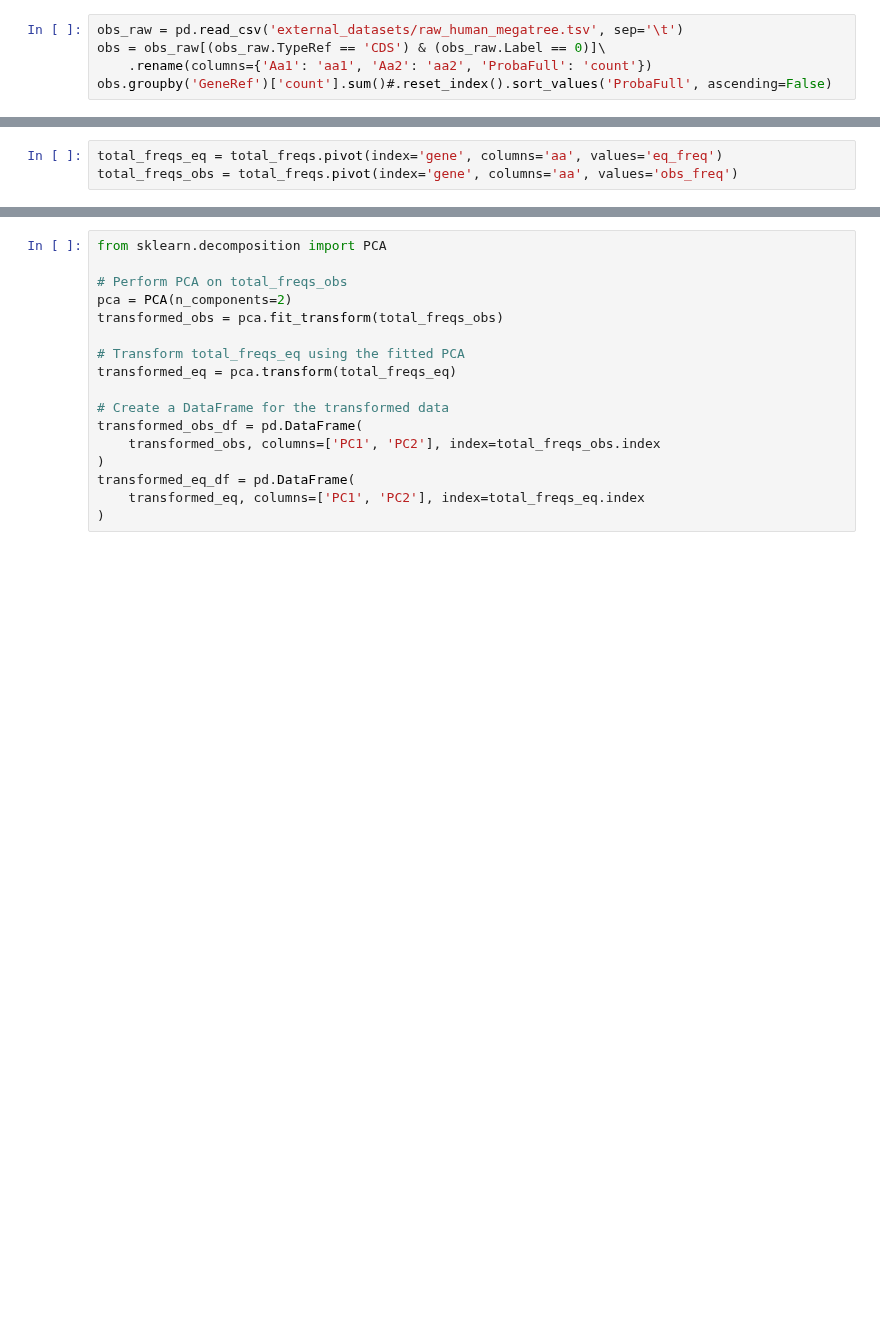
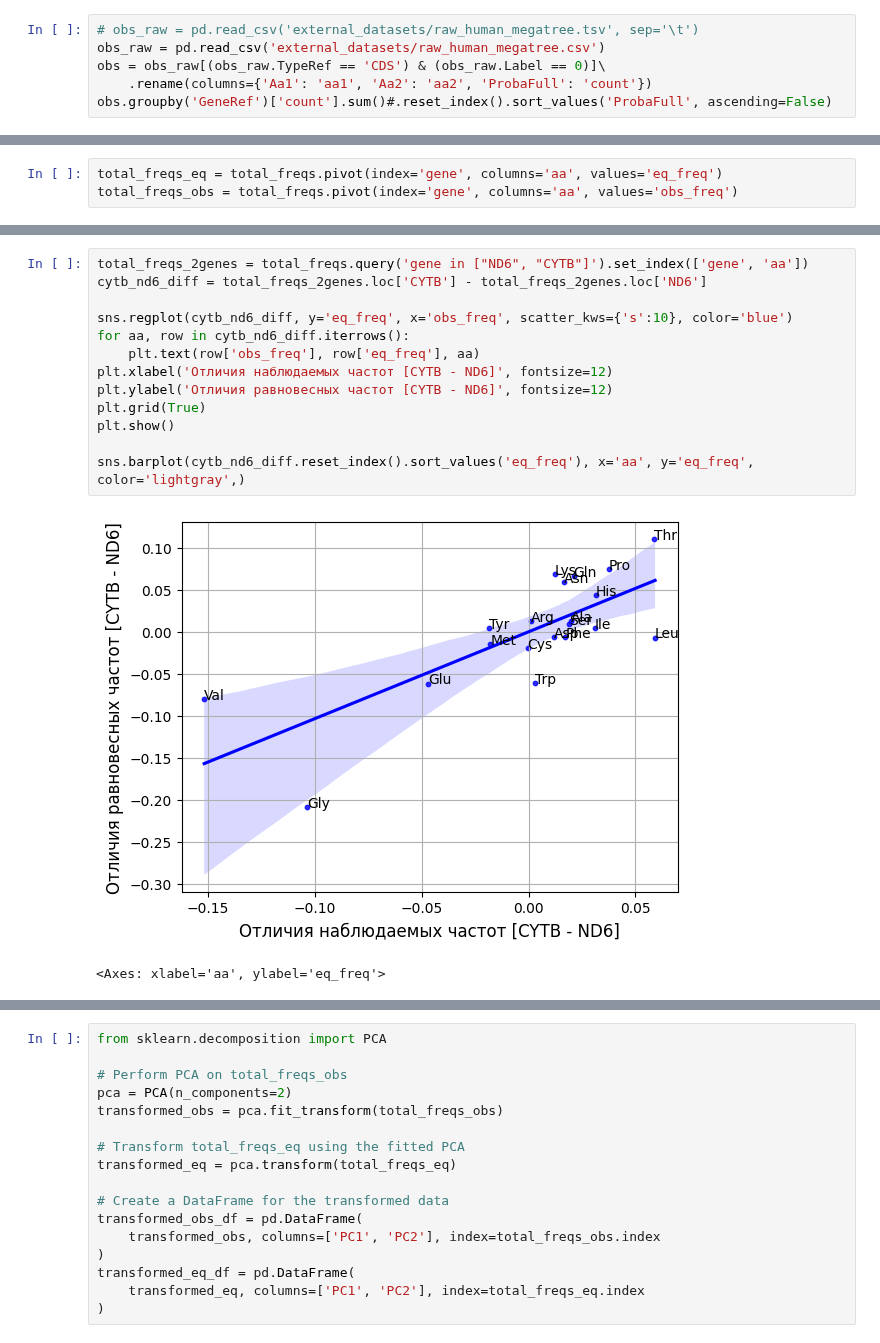
Before and after one commit to mitoclub/AminoAcidShift, a Jupyter notebook: human_germline.ipynb, the cells around one changed output, grey strips where cells are left out. Saved outputs shown, nothing was run; the diff lists cells and outputs as text; blank space fills up the shorter version.

```diff
--- a/human_germline.ipynb
+++ b/human_germline.ipynb
@@ -40,7 +40,8 @@ genes_order = ['ND1', 'ND2', 'COX1', 'COX2', 'ATP8', 'ATP6', 'COX3',
 #             kind='line', hue_order=['A>G', 'C>T', 'G>A', 'T>C'],
 #             )
 # %%
-obs_raw = pd.read_csv('external_datasets/raw_human_megatree.tsv', sep='\t')
+# obs_raw = pd.read_csv('external_datasets/raw_human_megatree.tsv', sep='\t')
+obs_raw = pd.read_csv('external_datasets/raw_human_megatree.csv')
 obs = obs_raw[(obs_raw.TypeRef == 'CDS') & (obs_raw.Label == 0)]\
     .rename(columns={'Aa1': 'aa1', 'Aa2': 'aa2', 'ProbaFull': 'count'})
 obs.groupby('GeneRef')['count'].sum()#.reset_index().sort_values('ProbaFull', ascending=False)
@@ -530,0 +548,16 @@ total_freqs_obs = total_freqs.pivot(index='gene', columns='aa', values='obs_freq
+# %%
+total_freqs_2genes = total_freqs.query('gene in ["ND6", "CYTB"]').set_index(['gene', 'aa'])
+cytb_nd6_diff = total_freqs_2genes.loc['CYTB'] - total_freqs_2genes.loc['ND6']
+
+sns.regplot(cytb_nd6_diff, y='eq_freq', x='obs_freq', scatter_kws={'s':10}, color='blue')
+for aa, row in cytb_nd6_diff.iterrows():
+    plt.text(row['obs_freq'], row['eq_freq'], aa)
+plt.xlabel('Отличия наблюдаемых частот [CYTB - ND6]', fontsize=12)
+plt.ylabel('Отличия равновесных частот [CYTB - ND6]', fontsize=12)
+plt.grid(True)
+plt.show()
+
+sns.barplot(cytb_nd6_diff.reset_index().sort_values('eq_freq'), x='aa', y='eq_freq', color='lightgray',)
+# %% [output]
+[figure, added]
+<Axes: xlabel='aa', ylabel='eq_freq'>
```
Also changed, not shown: parts of 8 cells of this notebook.
